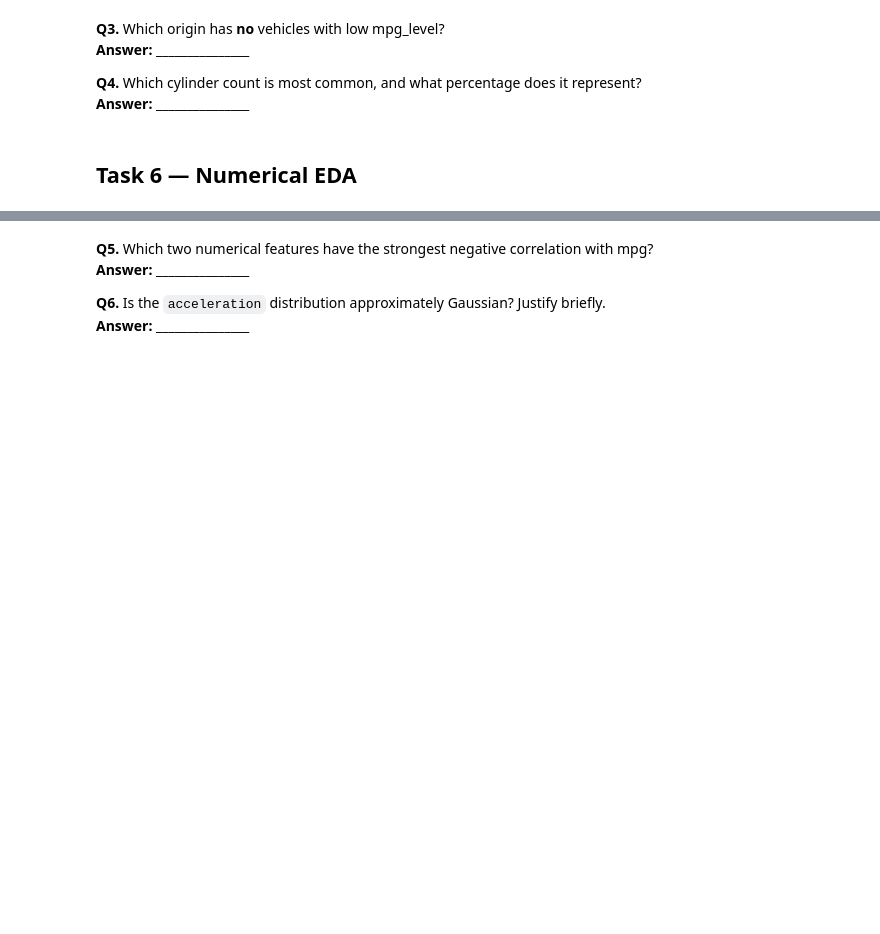
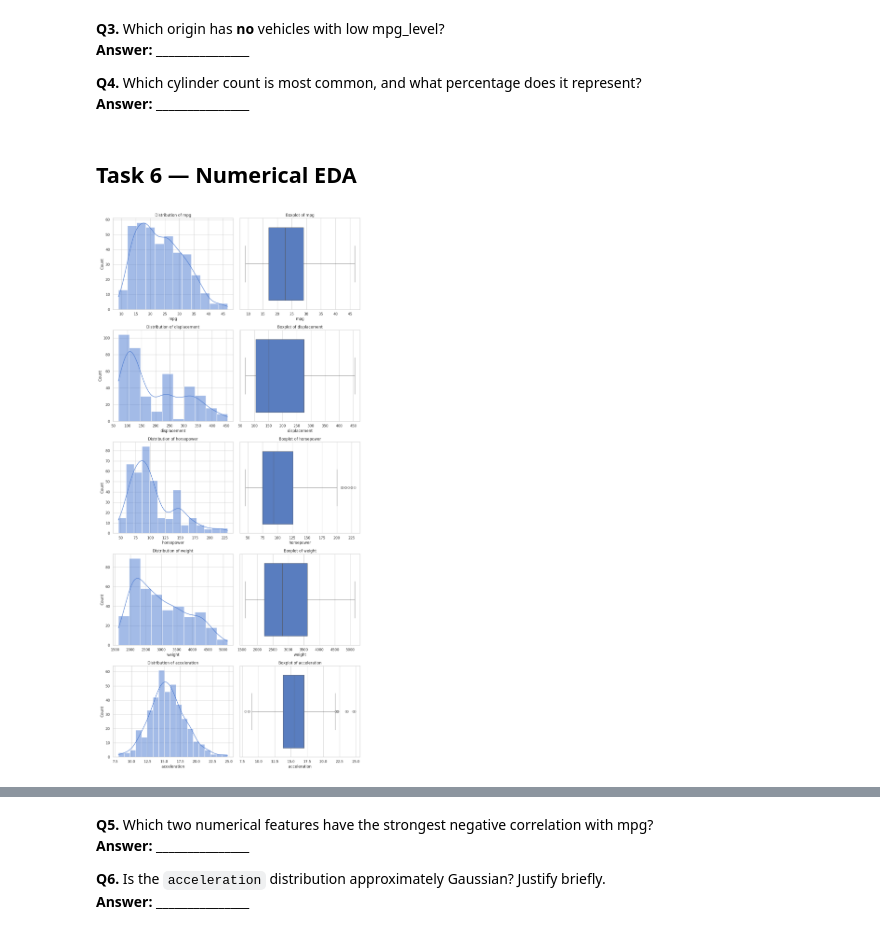
Before and after one commit to FurqanAlyy/AI-ML-NIAI, a Jupyter notebook: 02_EDA_Worksheet.ipynb, the cells around one changed output, grey strips where cells are left out. Saved outputs shown, nothing was run; the diff lists cells and outputs as text; code cells hidden in the pictures; blank space fills up the shorter version.

```diff
--- a/02_EDA_Worksheet.ipynb
+++ b/02_EDA_Worksheet.ipynb
@@ -256,3 +316,25 @@ df.head()
+# %%
+# TODO: For each numerical column plot:
+#   (a) Histogram + KDE  (b) Boxplot
+# Arrange in a grid (n_cols rows × 2 columns)
+
+n_rows = len(num_cols)
+
+fig, axes = plt.subplots(n_rows, 2, figsize=(12, 5 * n_rows))
+
+for i, col in enumerate(num_cols):
+    # Histogram + KDE
+    sns.histplot(data=df, x=col, kde=True, ax=axes[i, 0])
+    axes[i, 0].set_title(f"Distribution of {col}")
+
+    # Boxplot
+    sns.boxplot(data=df, x=col, ax=axes[i, 1])
+    axes[i, 1].set_title(f"Boxplot of {col}")
+
+plt.tight_layout()
+plt.show()
+# %% [output]
+[figure, added]
 # %%
 # TODO: Write a function tukey_outliers(series) that returns the outlier values
 # using the IQR (Tukey) rule: Q1 - 1.5*IQR  and  Q3 + 1.5*IQR
```
Also changed, not shown: parts of 15 cells of this notebook.
